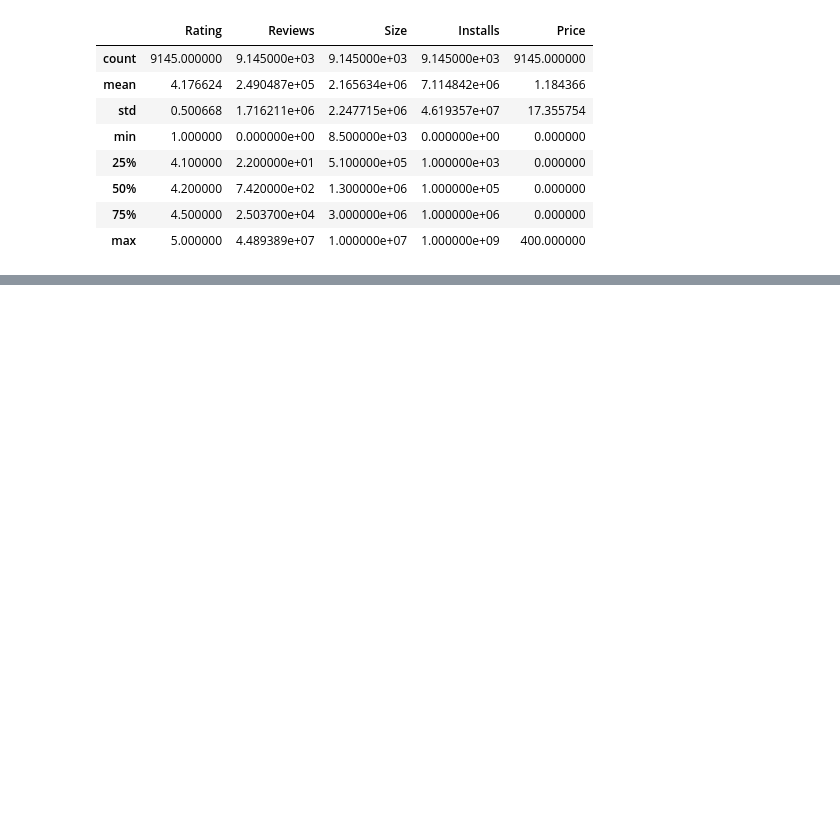
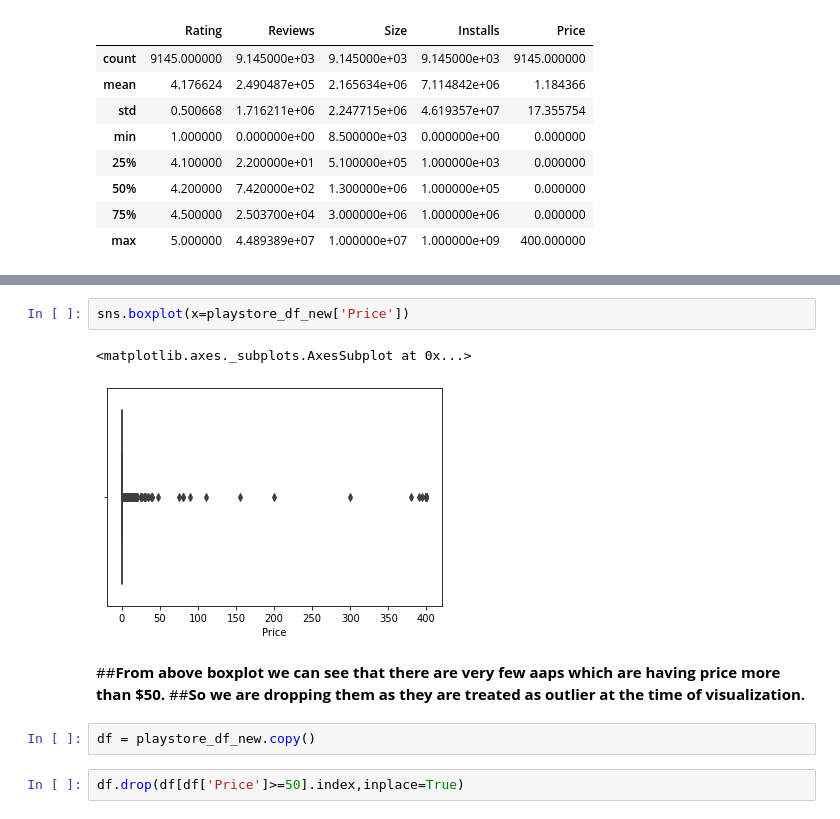
Before and after one commit to lawish/EDA_Team_notebook, a Jupyter notebook: EDA_Team_notebook_Capstone_Project.ipynb, the cells around one changed output, grey strips where cells are left out. Cells and saved outputs as stored; diff of their text form; blank space fills up the shorter version.

```diff
--- a/EDA_Team_notebook_Capstone_Project.ipynb
+++ b/EDA_Team_notebook_Capstone_Project.ipynb
@@ -257,0 +299,12 @@ playstore_df_new.describe()
+# %%
+sns.boxplot(x=playstore_df_new['Price'])
+# %% [output]
+<matplotlib.axes._subplots.AxesSubplot at 0x...>
+[figure, added]
+# %% [markdown]
+##**From above boxplot we can see that there are very few aaps which are having price more than $50.**
+##**So we are dropping them as they are treated as outlier at the time of visualization.**
+# %%
+df = playstore_df_new.copy()
+# %%
+df.drop(df[df['Price']>=50].index,inplace=True)
```
Also changed, not shown: parts of 10 cells of this notebook.
